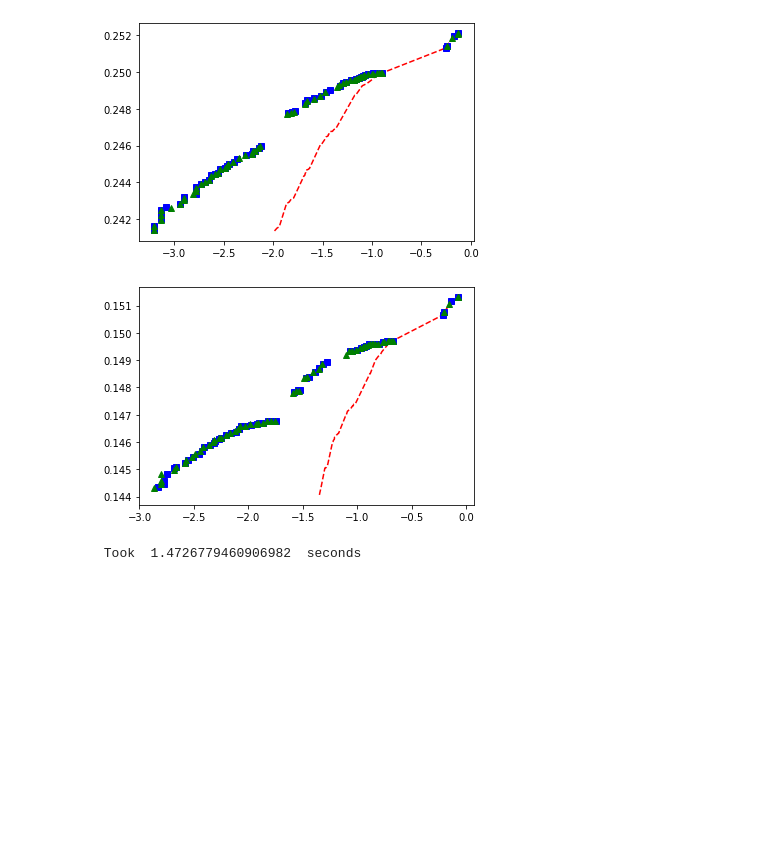
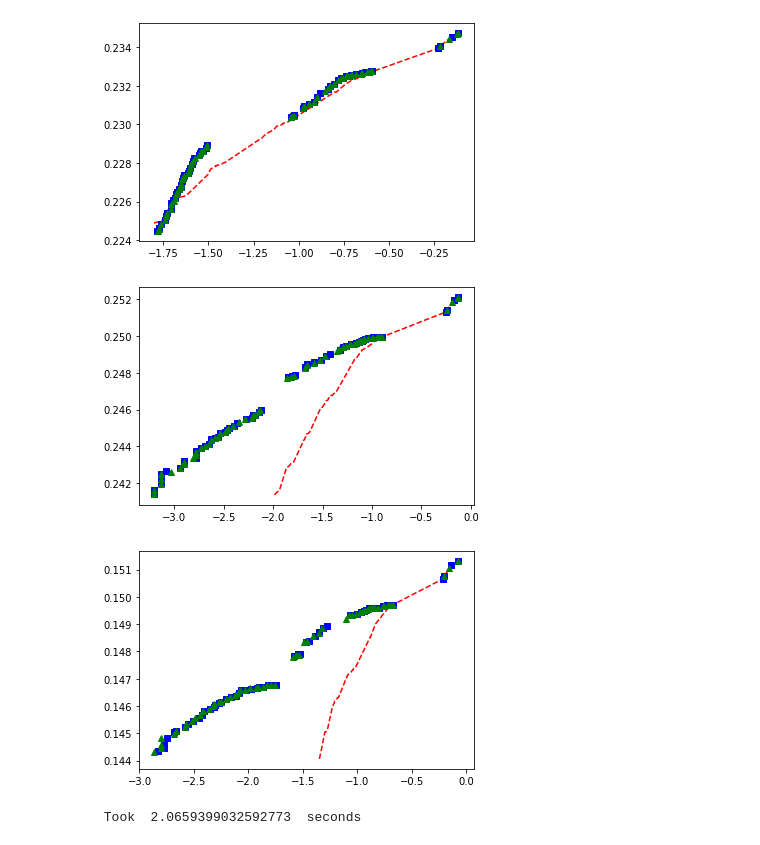
Before and after one commit to xchang1/giraffeCapExperiments, a Jupyter notebook: capper_rocs.ipynb, the cells around one changed output. Drawn from its saved outputs; the diff is of its cells as text; code cells hidden in the pictures; blank space fills up the shorter version.

```diff
--- a/capper_rocs.ipynb
+++ b/capper_rocs.ipynb
@@ -19,0 +20,7 @@ Got  39668  in  44.60903286933899  seconds
+# %%
+start_time = time.time()
+# Parse the 1kg reads
+reads_1kg_small_cover = Reads("minimizers_1kg_single_cover/minimizers_correct",
+                  "minimizers_1kg_single_cover/minimizers_incorrect",
+              max_correct_reads=10000)
+print("Got ", len(reads_1kg_small_cover.reads), " in ", time.time() - start_time, " seconds")
@@ -40,16 +49,12 @@ def add_log(x, y):
 def calc_map_q(r):
     if len(r.alignment_scores) == 0: # Case is unaligned
         return 0.0
-    elif len(r.alignment_scores) == 1:
-        if r.alignment_scores[0] == 0.0: # Case is unaligned
-            return 0.0
-        return 10000 # Case is the only alignment
 
     c = 1.38333
     def modified_alignment_score(i):
         alignment_score = r.alignment_scores[i] * c
-        n = r.clusters[i][1][0]
-        m = r.clusters[i][1][1]
+        m = r.clusters[i][1][1] # Equivalent clusters
+        n = r.clusters[i][1][0] # Equivalent clusters kept
         return alignment_score + (math.log(1 + (m - n)/n) if n < m else 0.0)
 
     log_sum_exp = modified_alignment_score(0)
@@ -59,36 +64,38 @@ def calc_map_q(r):
     max_score = r.alignment_scores[-1] * c
 
     if max_score == log_sum_exp:
         return 10000
 
     return -10 * math.log10(1.0 - math.exp(max_score - log_sum_exp))
 
 def proposed_cap(r):
     map_q = calc_map_q(r)
     escape_bonus = 1.0 if map_q < 10000 else 2.0
     return round(min(r.faster_cap_precomputed * escape_bonus, map_q, 60))
 
 def make_rocs(reads):
     # Make ROC curves
     roc_unmodified = reads.get_roc()
     #print("Roc unmodified", roc_unmodified)
     roc_adam_modified = reads.get_roc(map_q_fn=current_cap)
     #print("Roc adam modified ", roc_adam_modified)
     start_time = time.time()
     roc_new_sum_modified = reads.get_roc(map_q_fn=proposed_cap)
     #print("Roc mode modified (time:{}) ".format(time.time()-start_time), roc_new_sum_modified)
     #Reads.plot_rocs([roc_unmodified, roc_adam_modified, roc_new_sum_modified])
 
     Reads.plot_rocs([roc_unmodified, roc_adam_modified, roc_new_sum_modified ])
 
 start_time = time.time()
+make_rocs(reads_1kg_small_cover)
 make_rocs(reads_1kg_small)
 make_rocs(reads_hgsvc_small)
 print(" Took ", time.time() - start_time, " seconds")
 # %% [output]
-[figure, old version]
+[figure, new version]
-[figure, old version]
+[figure, new version]
+[figure, added]
- Took  1.4726779460906982  seconds
+ Took  2.0659399032592773  seconds
 # %%
 start_time = time.time()
 # Parse the hgsvc reads
```
Also changed, not shown: parts of 8 cells of this notebook, 2 other files.
